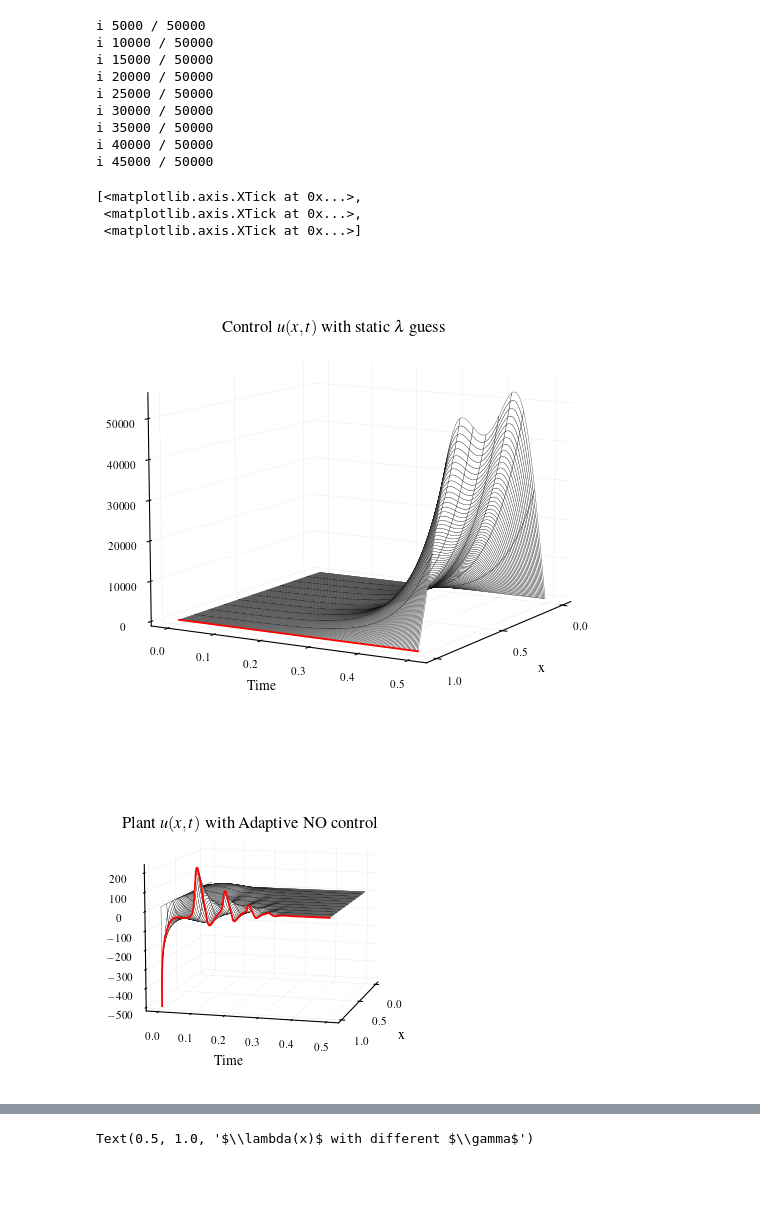
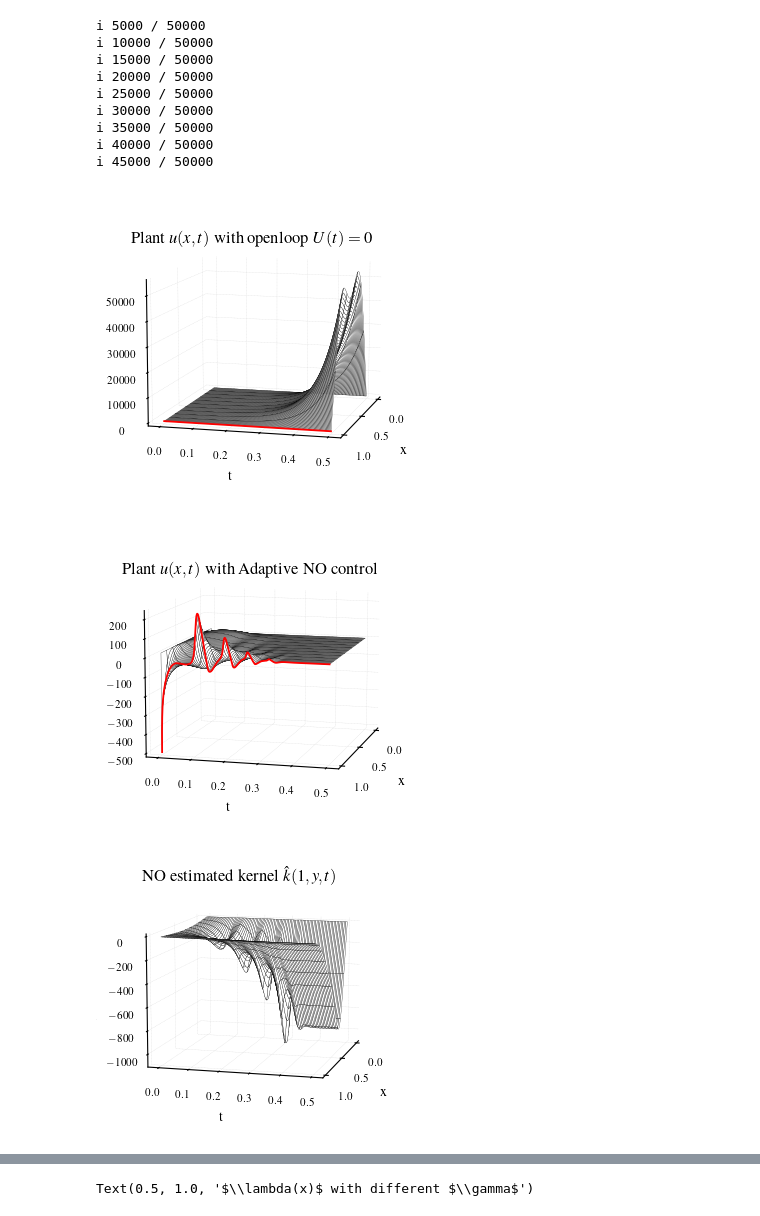
Before and after one commit to lukebhan/NeuralOperatorParabolicAdaptiveControl, a Jupyter notebook: adaptive.ipynb, the cells around one changed output, grey strips where cells are left out. Cells and saved outputs as stored; diff of their text form; code cells hidden in the pictures; blank space fills up the shorter version.

```diff
--- a/adaptive.ipynb
+++ b/adaptive.ipynb
@@ -471,44 +481,41 @@ i 45000 / 50000
 # PLOT CONTROL WITH GUESSED LAMBDA WITHOUT ADAPTIVITY
 # PLOT SYSTEM WITH ADAPTIVE CONTROLLER AND NEURAL OPERATOR ESTIMATED GAIN KERNELS
 res = 1
-fig = plt.figure(figsize=set_size(516, 0.99, (1,1), height_add=0))
+fig = plt.figure(figsize=set_size(522, 0.49, (1,1), height_add=0.5))
 
 subfigs = fig.subfigures(nrows=1, ncols=1, hspace=0)
 
 subfig = subfigs
 subfig.subplots_adjust(left=0.07, bottom=0, right=1, top=1.1)
-subfig.suptitle(r"Control $u(x, t)$ with static $\lambda$ guess")
+subfig.suptitle(r"Plant $u(x, t)$ with openloop $U(t)=0$")
 axes = subfig.subplots(nrows=1, ncols=1, subplot_kw={"projection": "3d", "computed_zorder": False})
 
 for axis in [axes.xaxis, axes.yaxis, axes.zaxis]:
     axis._axinfo['axisline']['linewidth'] = 1
     axis._axinfo['axisline']['color'] = "b"
     axis._axinfo['grid']['linewidth'] = 0.2
     axis._axinfo['grid']['linestyle'] = "--"
     axis._axinfo['grid']['color'] = "#d1d1d1"
     axis.set_pane_color((1, 1, 1))
 
 meshx, mesht = np.meshgrid(spatial, temporal)
 
 axes.plot_surface(meshx, mesht, uopen, edgecolor="black",lw=0.2, rstride=250, cstride=10,
                         alpha=1, color="white", shade=False, rasterized=True, antialiased=True)
 test = np.ones(nt)
 vals = (uopen.transpose())[-1]
 axes.plot(test[1:], temporal[1:], vals[1:], color="red", lw=1.3, antialiased=True)
-axes.view_init(10, 30)
+axes.view_init(10, 15)
 axes.set_xlabel("x")
-axes.set_ylabel("Time")
+axes.set_ylabel("t")
 axes.set_zlabel(r"$u(x, t)$", rotation=90)
 axes.zaxis.set_rotate_label(False)
 axes.set_xticks([0, 0.5, 1])
 #axes.yaxis.set_major_formatter(FormatStrFormatter('%.1f'))
 
-# plt.savefig("adaptiveControlParabolicBig.pdf", dpi=300)
+plt.savefig("adaptiveControlOpenLoop.pdf", dpi=300)
 # %% [output]
-[<matplotlib.axis.XTick at 0x...>,
- <matplotlib.axis.XTick at 0x...>,
- <matplotlib.axis.XTick at 0x...>]
-[figure, old version]
+[figure, new version]
 # %%
 # PLOT SYSTEM WITH ADAPTIVE CONTROLLER AND NEURAL OPERATOR ESTIMATED GAIN KERNELS
 res = 1
@@ -538,7 +545,7 @@ vals = (uNOP.transpose())[-1]
 axes.plot(test[1:], temporal[1:], vals[1:], color="red", lw=1.3, antialiased=True)
 axes.view_init(10, 15)
 axes.set_xlabel("x")
-axes.set_ylabel("Time")
+axes.set_ylabel("t")
 axes.set_zlabel(r"$u(x, t)$", rotation=90)
 axes.zaxis.set_rotate_label(False)
 axes.set_xticks([0, 0.5, 1])
@@ -546,4 +553,44 @@ axes.set_xticks([0, 0.5, 1])
 
 plt.savefig("adaptiveControlParabolicBig.pdf", dpi=300)
 # %% [output]
-[figure, old version]
+[figure, new version]
+# %%
+res = 1
+kArrNOP = np.array(kArrNOP)
+kArr = np.array(kArr)
+
+fig = plt.figure(figsize=set_size(522, 0.49, (1,1), height_add=0.5))
+
+subfigs = fig.subfigures(nrows=1, ncols=1, hspace=0)
+
+subfig = subfigs
+subfig.subplots_adjust(left=0.07, bottom=0, right=1, top=1.1)
+
+subfig.suptitle("NO estimated kernel $\hat{k}(1, y, t)$")
+
+subfig.subplots_adjust(left=0.08, bottom=0, right=1, top=1)
+
+axes = subfig.subplots(nrows=1, ncols=1, subplot_kw={"projection": "3d", "computed_zorder": False})
+
+for axis in [axes.xaxis, axes.yaxis, axes.zaxis]:
+    axis._axinfo['axisline']['linewidth'] = 1
+    axis._axinfo['axisline']['color'] = "b"
+    axis._axinfo['grid']['linewidth'] = 0.2
+    axis._axinfo['grid']['linestyle'] = "--"
+    axis._axinfo['grid']['color'] = "#d1d1d1"
+    axis.set_pane_color((1,1,1))
+
+meshx, mesht = np.meshgrid(spatial, temporal[1:])
+
+axes.plot_surface(meshx, mesht, kArrNOP[:, -1, :], edgecolor="black",lw=0.2, rstride=500, cstride=10,
+                  alpha=1, color="white", shade=False, rasterized=True, antialiased=True)
+axes.view_init(10, 15)
+axes.set_xlabel("x")
+axes.set_ylabel("t")
+axes.set_zlabel(r"$\hat{k}(1, y, t)$", rotation=90)
+axes.zaxis.set_rotate_label(False)
+axes.set_xticks([0, 0.5, 1])
+axes.yaxis.set_major_formatter(FormatStrFormatter('%.1f'))
+plt.savefig("adaptiveKernelsTop.pdf", dpi=300)
+# %% [output]
+[figure, added]
```
Also changed, not shown: parts of 10 cells of this notebook.
